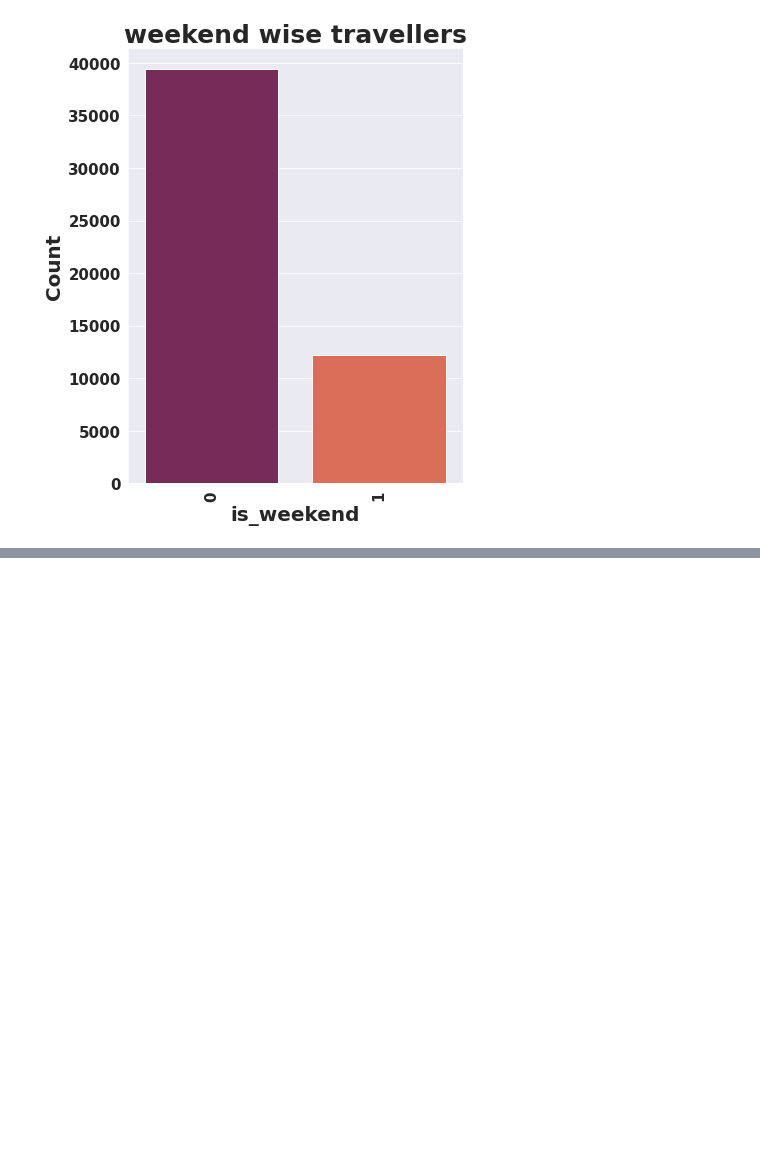
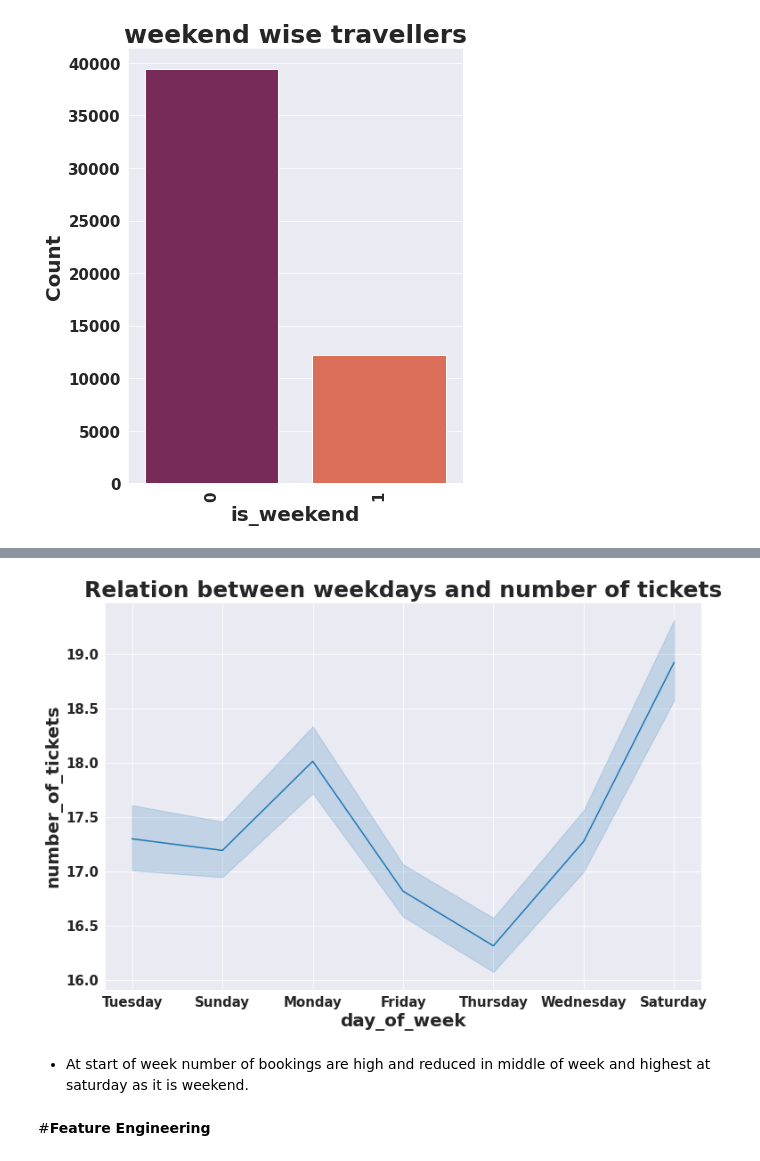
Before and after one commit to shwetaNayak19/Demand-prediction-for-public-transport, a Jupyter notebook: Demand_prediction_for_public_transport.ipynb, the cells around one changed output, grey strips where cells are left out. Saved outputs shown, nothing was run; the diff lists cells and outputs as text; code cells hidden in the pictures; blank space fills up the shorter version.

```diff
--- a/Demand_prediction_for_public_transport.ipynb
+++ b/Demand_prediction_for_public_transport.ipynb
@@ -510,0 +559,13 @@ plt.title('weekend wise travellers');
+# %%
+df['day_of_week'] = df['travel_date'].dt.day_name()
+# %%
+#checking weekdays and number of tickets relation
+plt.figure(figsize=(12,8))
+sns.lineplot(x=df['day_of_week'],y=df['number_of_tickets'])
+plt.title('Relation between weekdays and number of tickets');
+# %% [output]
+[figure, added]
+# %% [markdown]
+* At start of week number of bookings are high and reduced in middle of week and highest at saturday as it is weekend.
+# %% [markdown]
+#**Feature Engineering**
```
Also changed, not shown: parts of 20 cells of this notebook.
